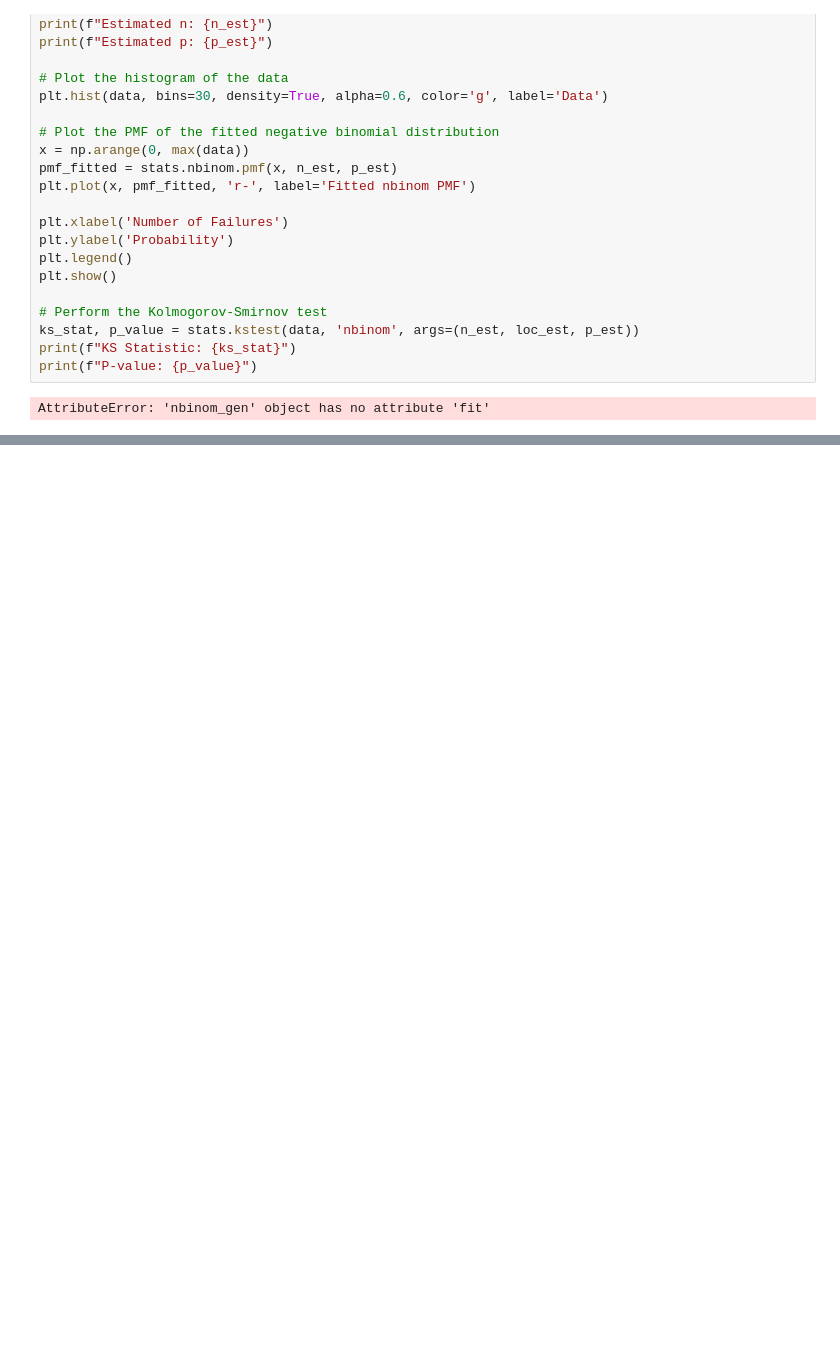
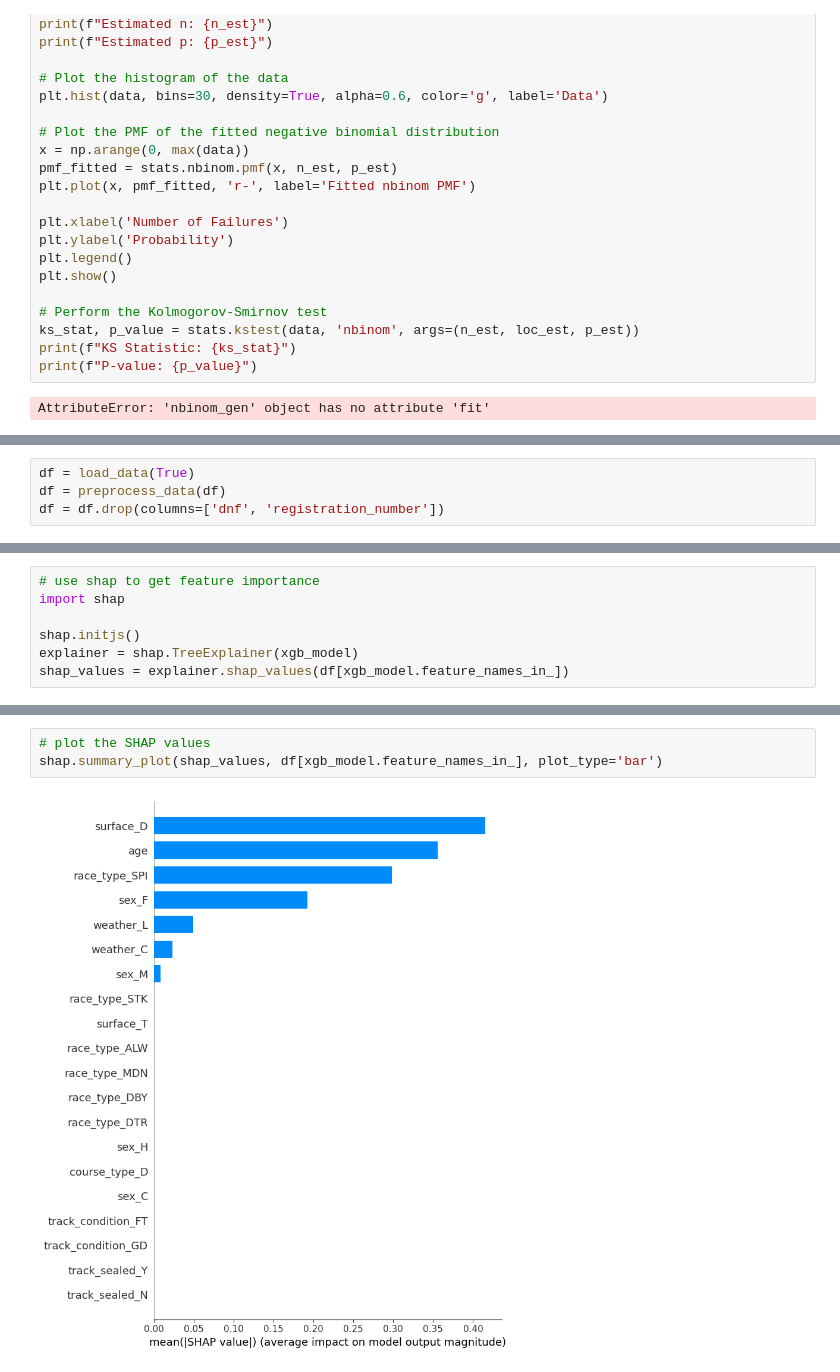
Before and after one commit to jhull40/hisa-trainer-injury, a Jupyter notebook: src/testing.ipynb, the cells around one changed output, grey strips where cells are left out. Saved outputs shown, nothing was run; the diff lists cells and outputs as text; blank space fills up the shorter version.

```diff
--- a/src/testing.ipynb
+++ b/src/testing.ipynb
@@ -761,0 +311,4 @@ Name: sex, dtype: float64
+# %%
+df = load_data(True)
+df = preprocess_data(df)
+df = df.drop(columns=['dnf', 'registration_number'])
@@ -761,0 +356,7 @@ Name: sex, dtype: float64
+# %%
+# use shap to get feature importance
+import shap
+
+shap.initjs()
+explainer = shap.TreeExplainer(xgb_model)
+shap_values = explainer.shap_values(df[xgb_model.feature_names_in_])
@@ -761,0 +365,5 @@ Name: sex, dtype: float64
+# %%
+# plot the SHAP values
+shap.summary_plot(shap_values, df[xgb_model.feature_names_in_], plot_type='bar')
+# %% [output]
+[figure, added]
```
Also changed, not shown: parts of 69 cells of this notebook, 10 other files.
